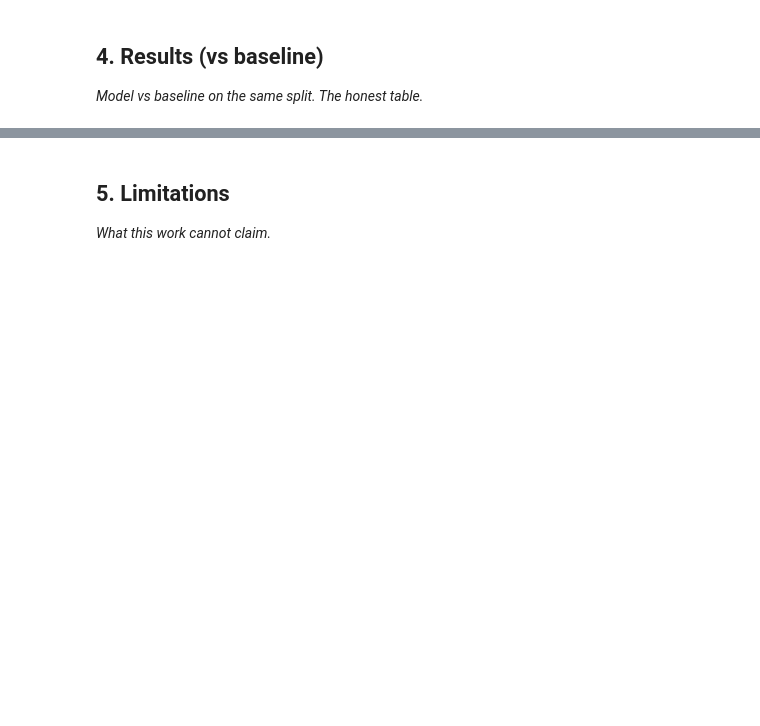
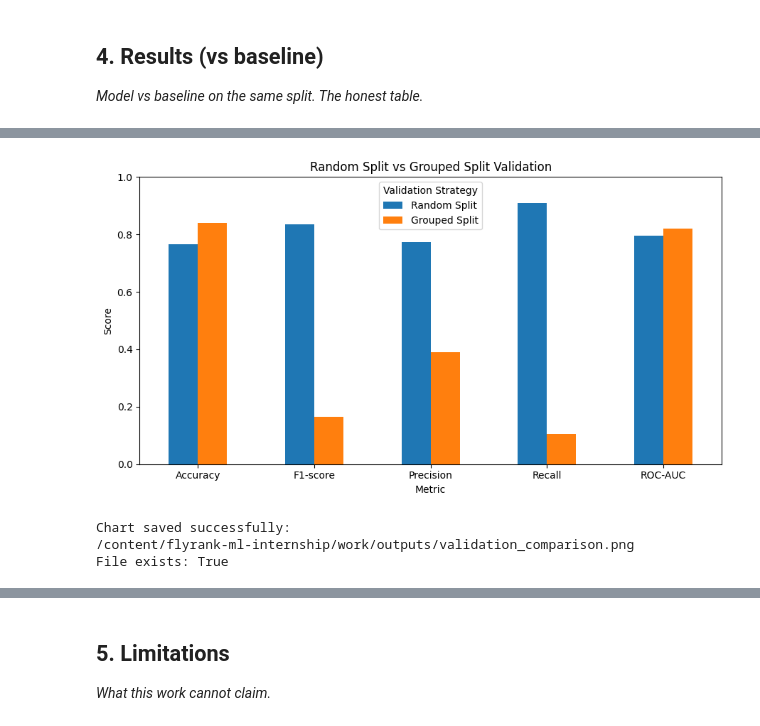
Before and after one commit to muhammadusmanshakir/flyrank-ml-internship, a Jupyter notebook: work/notebooks/capstone.ipynb, the cells around one changed output, grey strips where cells are left out. Drawn from its saved outputs; the diff is of its cells as text; code cells hidden in the pictures; blank space fills up the shorter version.

```diff
--- a/work/notebooks/capstone.ipynb
+++ b/work/notebooks/capstone.ipynb
@@ -26,0 +204,46 @@ This skeleton is yours to fill. Work the sections **in order** — each one has
+# %%
+import os
+import matplotlib.pyplot as plt
+
+# Make sure the output directory exists
+OUTPUT_DIR = "/content/flyrank-ml-internship/work/outputs"
+os.makedirs(OUTPUT_DIR, exist_ok=True)
+
+# Plot validation comparison
+plot_df = comparison.set_index("Metric")
+
+ax = plot_df[["Random Split", "Grouped Split"]].plot(
+    kind="bar",
+    figsize=(9, 5)
+)
+
+plt.title("Random Split vs Grouped Split Validation")
+plt.xlabel("Metric")
+plt.ylabel("Score")
+plt.xticks(rotation=0)
+plt.ylim(0, 1)
+plt.legend(title="Validation Strategy")
+plt.tight_layout()
+
+# Save chart
+validation_chart_path = os.path.join(
+    OUTPUT_DIR,
+    "validation_comparison.png"
+)
+
+plt.savefig(
+    validation_chart_path,
+    dpi=300,
+    bbox_inches="tight"
+)
+
+plt.show()
+
+print("Chart saved successfully:")
+print(validation_chart_path)
+print("File exists:", os.path.exists(validation_chart_path))
+# %% [output]
+[figure, added]
+Chart saved successfully:
+/content/flyrank-ml-internship/work/outputs/validation_comparison.png
+File exists: True
```
Also changed, not shown: parts of 21 cells of this notebook.
